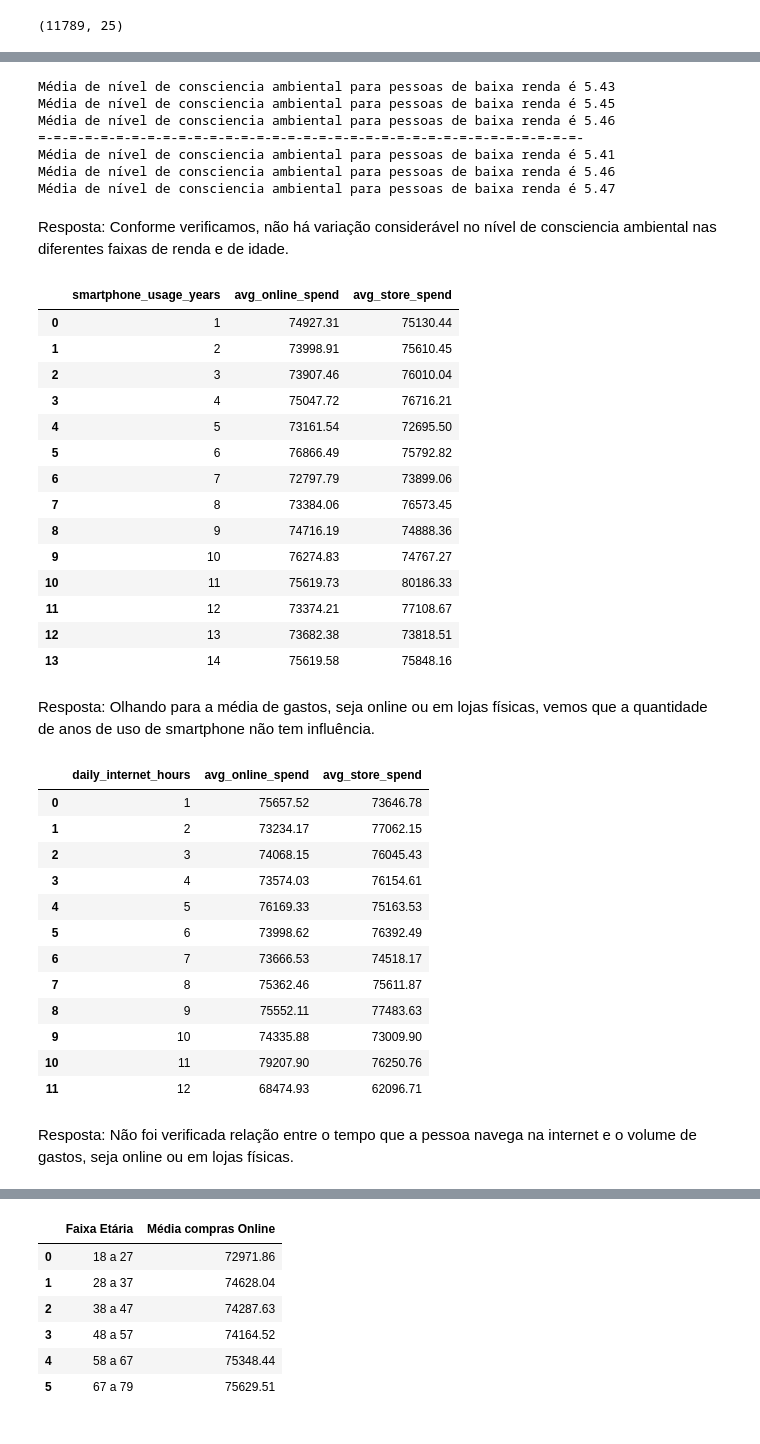
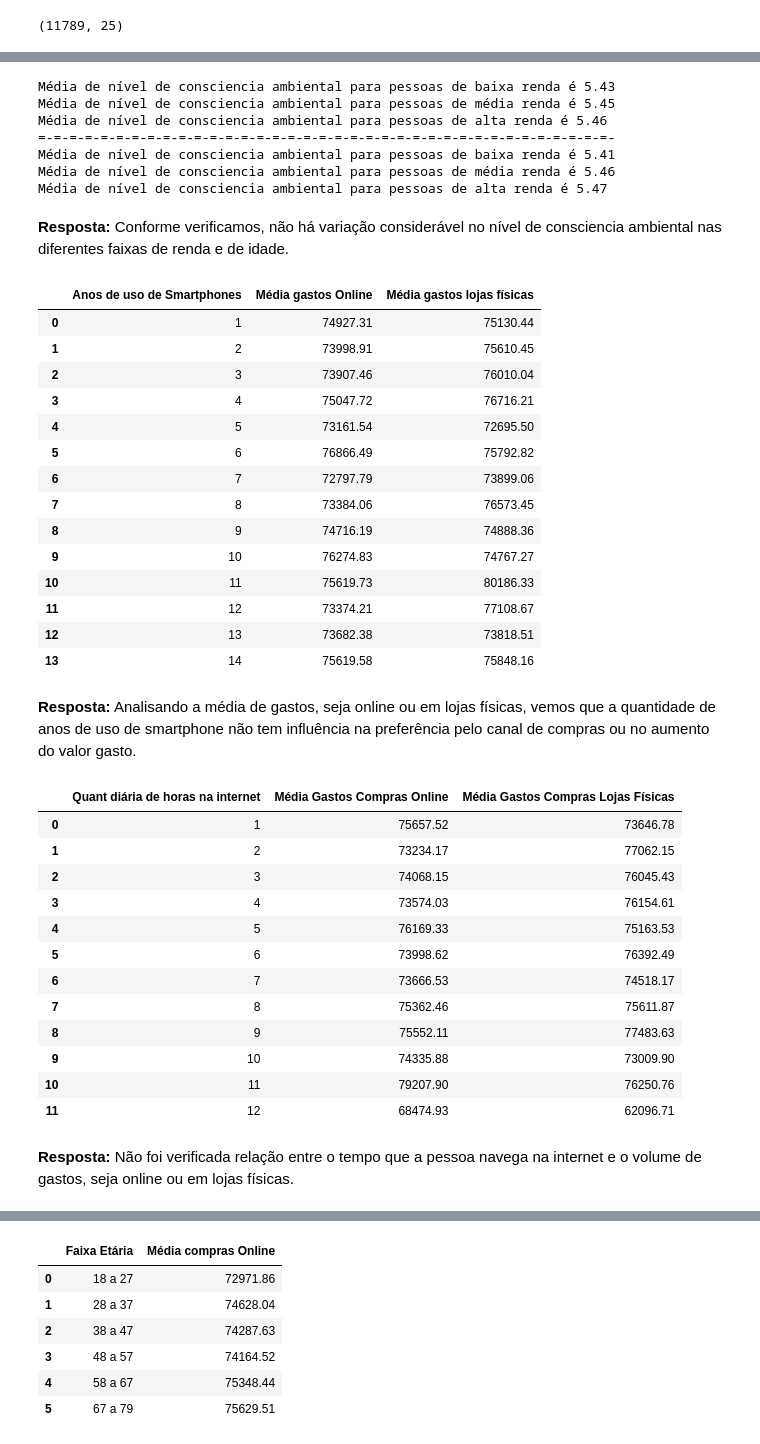
Before and after one commit to Tianeto/projeto_final_tec_prog, a Jupyter notebook: projeto_analise_compras.ipynb, the cells around one changed output, grey strips where cells are left out. Cells and saved outputs as stored; diff of their text form; code cells hidden in the pictures.

```diff
--- a/projeto_analise_compras.ipynb
+++ b/projeto_analise_compras.ipynb
@@ -101,8 +118,8 @@ media_consc_ambiental_f1 = compras[faixa1]['environmental_awareness'].mean().rou
 media_consc_ambiental_f2 = compras[faixa2]['environmental_awareness'].mean().round(2)
 media_consc_ambiental_f3 = compras[faixa3]['environmental_awareness'].mean().round(2)
 print(f'Média de nível de consciencia ambiental para pessoas de baixa renda é {media_consc_ambiental_f1}')
-print(f'Média de nível de consciencia ambiental para pessoas de baixa renda é {media_consc_ambiental_f2}')
-print(f'Média de nível de consciencia ambiental para pessoas de baixa renda é {media_consc_ambiental_f3}')
+print(f'Média de nível de consciencia ambiental para pessoas de média renda é {media_consc_ambiental_f2}')
+print(f'Média de nível de consciencia ambiental para pessoas de alta renda é {media_consc_ambiental_f3}')
 
 # Verificando a faixa de renda do dataset
 compras['monthly_income'].describe()
@@ -116,33 +133,35 @@ alta_renda = compras['monthly_income'] > 190505
 media_baixa_renda = compras[baixa_renda]['environmental_awareness'].mean().round(2)
 media_media_renda = compras[media_renda]['environmental_awareness'].mean().round(2)
 media_alta_renda = compras[alta_renda]['environmental_awareness'].mean().round(2)
-print('=-' * 35)
+print('=-' * 37)
 print(f'Média de nível de consciencia ambiental para pessoas de baixa renda é {media_baixa_renda}')
-print(f'Média de nível de consciencia ambiental para pessoas de baixa renda é {media_media_renda}')
-print(f'Média de nível de consciencia ambiental para pessoas de baixa renda é {media_alta_renda}')
+print(f'Média de nível de consciencia ambiental para pessoas de média renda é {media_media_renda}')
+print(f'Média de nível de consciencia ambiental para pessoas de alta renda é {media_alta_renda}')
 # %% [output]
 Média de nível de consciencia ambiental para pessoas de baixa renda é 5.43
-Média de nível de consciencia ambiental para pessoas de baixa renda é 5.45
-Média de nível de consciencia ambiental para pessoas de baixa renda é 5.46
-=-=-=-=-=-=-=-=-=-=-=-=-=-=-=-=-=-=-=-=-=-=-=-=-=-=-=-=-=-=-=-=-=-=-=-
+Média de nível de consciencia ambiental para pessoas de média renda é 5.45
+Média de nível de consciencia ambiental para pessoas de alta renda é 5.46
+=-=-=-=-=-=-=-=-=-=-=-=-=-=-=-=-=-=-=-=-=-=-=-=-=-=-=-=-=-=-=-=-=-=-=-=-=-
 Média de nível de consciencia ambiental para pessoas de baixa renda é 5.41
-Média de nível de consciencia ambiental para pessoas de baixa renda é 5.46
-Média de nível de consciencia ambiental para pessoas de baixa renda é 5.47
+Média de nível de consciencia ambiental para pessoas de média renda é 5.46
+Média de nível de consciencia ambiental para pessoas de alta renda é 5.47
 # %% [markdown]
-Resposta: Conforme verificamos, não há variação considerável no nível de consciencia ambiental nas
-       diferentes faixas de renda e de idade.
+**Resposta:** Conforme verificamos, não há variação considerável no nível de consciencia ambiental nas
+diferentes faixas de renda e de idade.
 # %%
 # 2. A quantidade de anos de uso do smartphone influencia na quantidade de compras online?
 
 
 # Agrupando por anos de uso e calculando a média de gastos para cada ano
-media_gasto_online_store = compras.groupby('smartphone_usage_years')[['avg_online_spend', 'avg_store_spend']].mean().round(2).reset_index()
+media_gasto_online_store = (compras.groupby('smartphone_usage_years')[['avg_online_spend', 'avg_store_spend']].mean()
+.round(2).reset_index().rename(columns={'smartphone_usage_years': 'Anos de uso de Smartphones', 'avg_online_spend':
+'Média gastos Online', 'avg_store_spend': 'Média gastos lojas físicas'}))
 
 
 # Verificando os resultados
 display(media_gasto_online_store.sort_index())
 # %% [output]
-|  | smartphone_usage_years | avg_online_spend | avg_store_spend |
+|  | Anos de uso de Smartphones | Média gastos Online | Média gastos lojas físicas |
 | 0 | 1 | 74927.31 | 75130.44 |
 | 1 | 2 | 73998.91 | 75610.45 |
 | 2 | 3 | 73907.46 | 76010.04 |
@@ -158,19 +177,21 @@ display(media_gasto_online_store.sort_index())
 | 12 | 13 | 73682.38 | 73818.51 |
 | 13 | 14 | 75619.58 | 75848.16 |
 # %% [markdown]
-Resposta: Olhando para a média de gastos, seja online ou em lojas físicas, vemos que a quantidade de anos de uso de smartphone não tem influência.
+**Resposta:** Analisando a média de gastos, seja online ou em lojas físicas, vemos que a quantidade de anos de uso de smartphone não tem influência na preferência pelo canal de compras ou no aumento do valor gasto.
 # %%
 # 3. Quem passa mais horas nas redes sociais tem um gasto maior em lojas fisicas ou online?
 
 '''Nesta consulta, foi necessário fazer o arredontamento das horas, pois, sem isso, a coluna "daily_internet_hours"
 ficaria muito extensa e prejucaria a visualização dos dados'''
 
-m_gastos_online_store = compras.groupby(compras ['daily_internet_hours'].round().astype(int))[['avg_online_spend', 'avg_store_spend']].mean().round(2).reset_index()
+m_gastos_online_store = (compras.groupby(compras ['daily_internet_hours'].round().astype(int))
+[['avg_online_spend', 'avg_store_spend']].mean().round(2).reset_index().rename(columns={'daily_internet_hours': 'Quant diária de horas na internet',
+'avg_online_spend': 'Média Gastos Compras Online', 'avg_store_spend': 'Média Gastos Compras Lojas Físicas'}))
 
 
 display(m_gastos_online_store)
 # %% [output]
-|  | daily_internet_hours | avg_online_spend | avg_store_spend |
+|  | Quant diária de horas na internet | Média Gastos Compras Online | Média Gastos Compras Lojas Físicas |
 | 0 | 1 | 75657.52 | 73646.78 |
 | 1 | 2 | 73234.17 | 77062.15 |
 | 2 | 3 | 74068.15 | 76045.43 |
@@ -184,5 +205,5 @@ display(m_gastos_online_store)
 | 10 | 11 | 79207.90 | 76250.76 |
 | 11 | 12 | 68474.93 | 62096.71 |
 # %% [markdown]
-Resposta: Não foi verificada relação entre o tempo que a pessoa navega na internet e o volume de gastos, seja online ou em lojas físicas.
+**Resposta:** Não foi verificada relação entre o tempo que a pessoa navega na internet e o volume de gastos, seja online ou em lojas físicas.
 # %%
```
Also changed, not shown: parts of 27 cells of this notebook.
